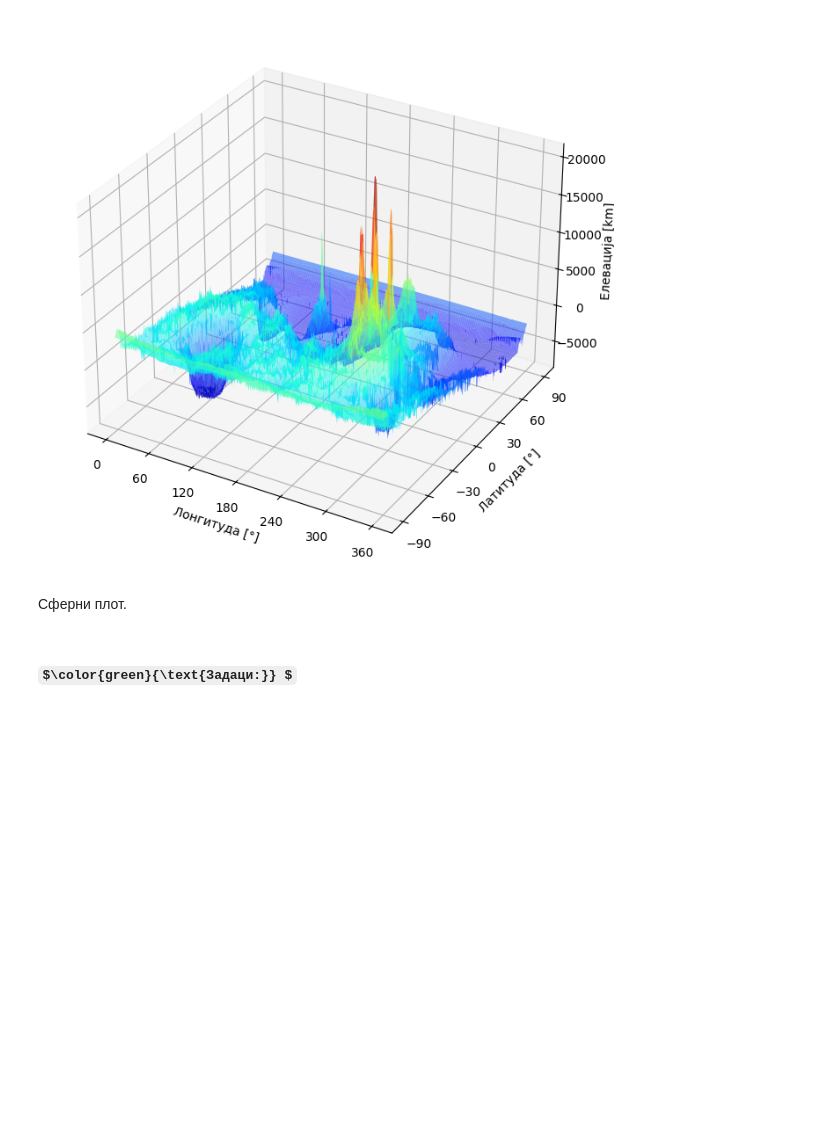
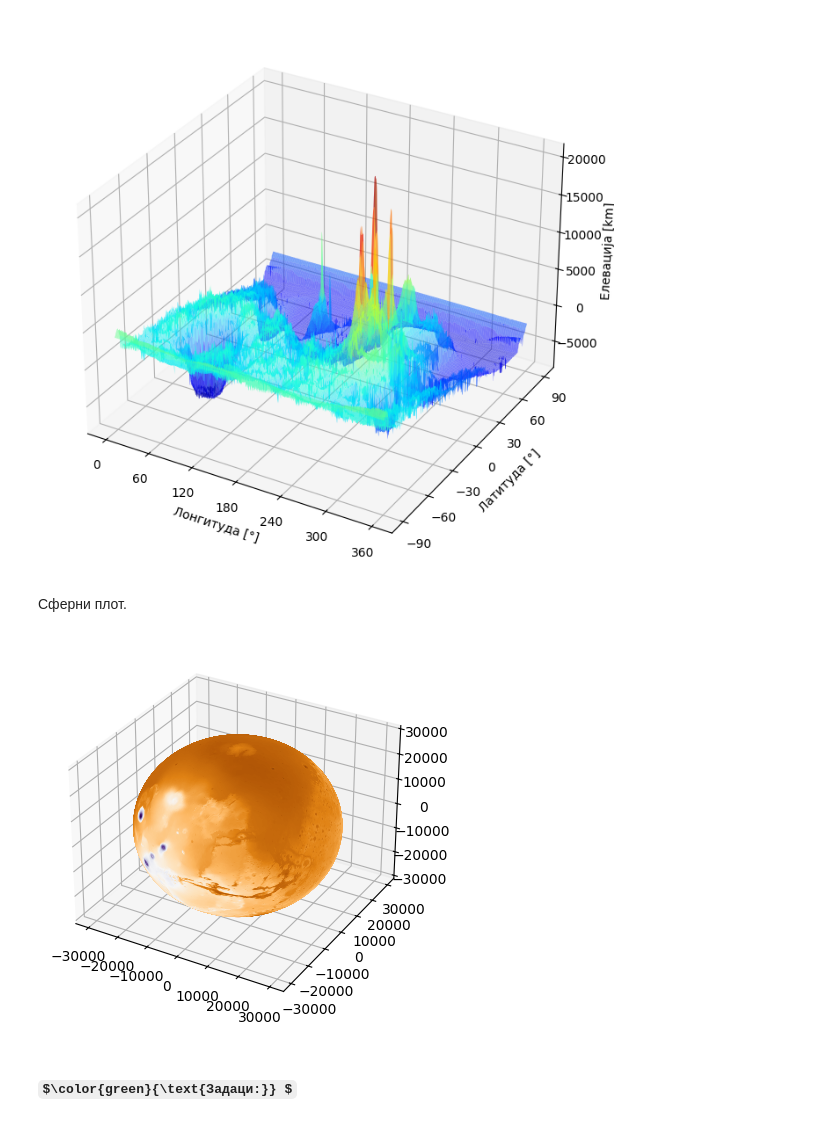
Before and after one commit to zorzeus/numericke-metode-u-astronomiji, a Jupyter notebook: nma_02.ipynb, the cells around one changed output. Cells and saved outputs as stored; diff of their text form; code cells hidden in the pictures; some formulas as TeX source; blank space fills up the shorter version.

```diff
--- a/nma_02.ipynb
+++ b/nma_02.ipynb
@@ -303,24 +303,27 @@ plt.show()
 # %%
 fig = plt.figure()
 ax = fig.add_subplot(1,1,1, projection='3d')
 
 latituda = np.deg2rad(latituda)
 longituda = np.deg2rad(longituda)
 
 r = 3e4 # произвољно
 
 X = r * np.cos(latituda) * np.cos(longituda)
 Y = r * np.cos(latituda) * np.sin(longituda)
 Z = r * np.sin(latituda)
 
 mapa = plt.cm.ScalarMappable(cmap='PuOr')
 boja = mapa.to_rgba(h) # нормализује вриједности h у распону [0,1] и додељује им боје из колор мапе
 
-plot = ax.plot_surface(X, Y, Z,rstride=5,
-                  cstride=5,
+plot = ax.plot_surface(X, Y, Z,rstride=2,
+                  cstride=2,
                  cmap=cm.jet, facecolors=boja)
 
 ax.grid('off')
+plt.show()
+# %% [output]
+[figure, added]
 # %% [markdown]
 ### $\color{green}{\text{Задаци:}} $
 # %% [markdown]
```
Also changed, not shown: parts of 1 cell of this notebook.
